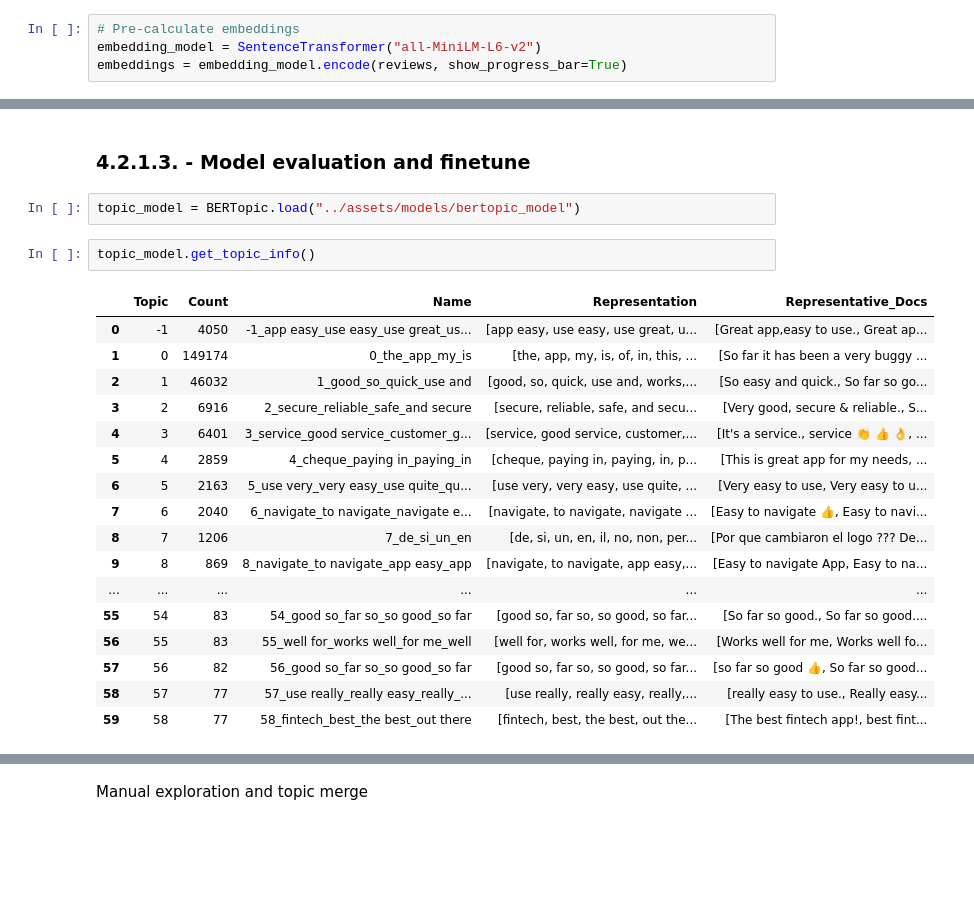
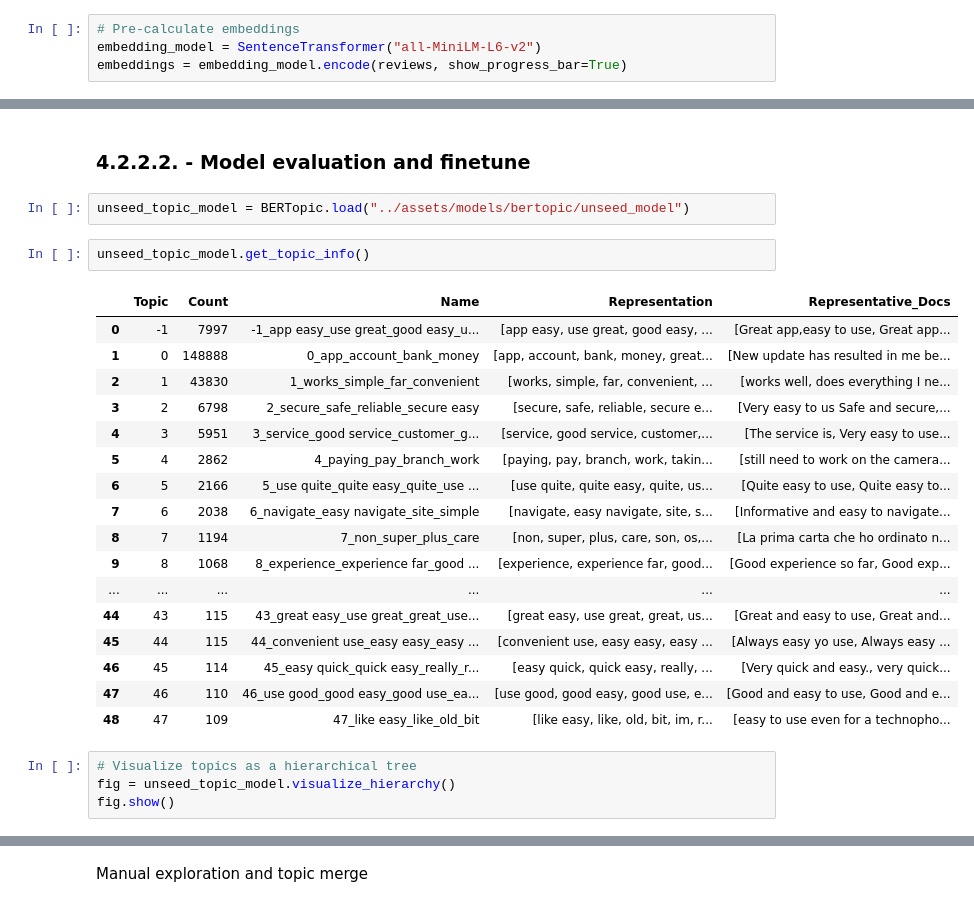
Before and after one commit to pcatarino88/banking_app_reviews, a Jupyter notebook: notebooks/4.2. BERTopic Modelling.ipynb, the cells around one changed output, grey strips where cells are left out. Cells and saved outputs as stored; diff of their text form; blank space fills up the shorter version.

```diff
--- a/notebooks/4.2. BERTopic Modelling.ipynb
+++ b/notebooks/4.2. BERTopic Modelling.ipynb
@@ -171,27 +182,31 @@ topic_model.save("../assets/models/bertopic_model")
 # %% [markdown]
-### 4.2.1.3. - Model evaluation and finetune
+### 4.2.2.2. - Model evaluation and finetune
 # %%
-topic_model = BERTopic.load("../assets/models/bertopic_model")
+unseed_topic_model = BERTopic.load("../assets/models/bertopic/unseed_model")
 # %%
-topic_model.get_topic_info()
+unseed_topic_model.get_topic_info()
 # %% [output]
 |  | Topic | Count | Name | Representation | Representative_Docs |
-| 0 | -1 | 4050 | -1_app easy_use easy_use great_us... | [app easy, use easy, use great, u... | [Great app,easy to use., Great ap... |
-| 1 | 0 | 149174 | 0_the_app_my_is | [the, app, my, is, of, in, this, ... | [So far it has been a very buggy ... |
-| 2 | 1 | 46032 | 1_good_so_quick_use and | [good, so, quick, use and, works,... | [So easy and quick., So far so go... |
-| 3 | 2 | 6916 | 2_secure_reliable_safe_and secure | [secure, reliable, safe, and secu... | [Very good, secure & reliable., S... |
-| 4 | 3 | 6401 | 3_service_good service_customer_g... | [service, good service, customer,... | [It's a service., service 👏 👍 👌, ... |
-| 5 | 4 | 2859 | 4_cheque_paying in_paying_in | [cheque, paying in, paying, in, p... | [This is great app for my needs, ... |
-| 6 | 5 | 2163 | 5_use very_very easy_use quite_qu... | [use very, very easy, use quite, ... | [Very easy to use, Very easy to u... |
-| 7 | 6 | 2040 | 6_navigate_to navigate_navigate e... | [navigate, to navigate, navigate ... | [Easy to navigate 👍, Easy to navi... |
-| 8 | 7 | 1206 | 7_de_si_un_en | [de, si, un, en, il, no, non, per... | [Por que cambiaron el logo ??? De... |
-| 9 | 8 | 869 | 8_navigate_to navigate_app easy_app | [navigate, to navigate, app easy,... | [Easy to navigate App, Easy to na... |
+| 0 | -1 | 7997 | -1_app easy_use great_good easy_u... | [app easy, use great, good easy, ... | [Great app,easy to use, Great app... |
+| 1 | 0 | 148888 | 0_app_account_bank_money | [app, account, bank, money, great... | [New update has resulted in me be... |
+| 2 | 1 | 43830 | 1_works_simple_far_convenient | [works, simple, far, convenient, ... | [works well, does everything I ne... |
+| 3 | 2 | 6798 | 2_secure_safe_reliable_secure easy | [secure, safe, reliable, secure e... | [Very easy to us Safe and secure,... |
+| 4 | 3 | 5951 | 3_service_good service_customer_g... | [service, good service, customer,... | [The service is, Very easy to use... |
+| 5 | 4 | 2862 | 4_paying_pay_branch_work | [paying, pay, branch, work, takin... | [still need to work on the camera... |
+| 6 | 5 | 2166 | 5_use quite_quite easy_quite_use ... | [use quite, quite easy, quite, us... | [Quite easy to use, Quite easy to... |
+| 7 | 6 | 2038 | 6_navigate_easy navigate_site_simple | [navigate, easy navigate, site, s... | [Informative and easy to navigate... |
+| 8 | 7 | 1194 | 7_non_super_plus_care | [non, super, plus, care, son, os,... | [La prima carta che ho ordinato n... |
+| 9 | 8 | 1068 | 8_experience_experience far_good ... | [experience, experience far, good... | [Good experience so far, Good exp... |
 | ... | ... | ... | ... | ... | ... |
-| 55 | 54 | 83 | 54_good so_far so_so good_so far | [good so, far so, so good, so far... | [So far so good., So far so good.... |
-| 56 | 55 | 83 | 55_well for_works well_for me_well | [well for, works well, for me, we... | [Works well for me, Works well fo... |
-| 57 | 56 | 82 | 56_good so_far so_so good_so far | [good so, far so, so good, so far... | [so far so good 👍, So far so good... |
-| 58 | 57 | 77 | 57_use really_really easy_really_... | [use really, really easy, really,... | [really easy to use., Really easy... |
-| 59 | 58 | 77 | 58_fintech_best_the best_out there | [fintech, best, the best, out the... | [The best fintech app!, best fint... |
+| 44 | 43 | 115 | 43_great easy_use great_great_use... | [great easy, use great, great, us... | [Great and easy to use, Great and... |
+| 45 | 44 | 115 | 44_convenient use_easy easy_easy ... | [convenient use, easy easy, easy ... | [Always easy yo use, Always easy ... |
+| 46 | 45 | 114 | 45_easy quick_quick easy_really_r... | [easy quick, quick easy, really, ... | [Very quick and easy., very quick... |
+| 47 | 46 | 110 | 46_use good_good easy_good use_ea... | [use good, good easy, good use, e... | [Good and easy to use, Good and e... |
+| 48 | 47 | 109 | 47_like easy_like_old_bit | [like easy, like, old, bit, im, r... | [easy to use even for a technopho... |
+# %%
+# Visualize topics as a hierarchical tree
+fig = unseed_topic_model.visualize_hierarchy()
+fig.show()
 # %%
 # create a new vectorizer with English stop words
 GENERAL_WORDS = ["app", "bank", "banking", "great","use","very","easy","extremelly", "get","like","love","good","time","work",
```
Also changed, not shown: parts of 22 cells of this notebook.
